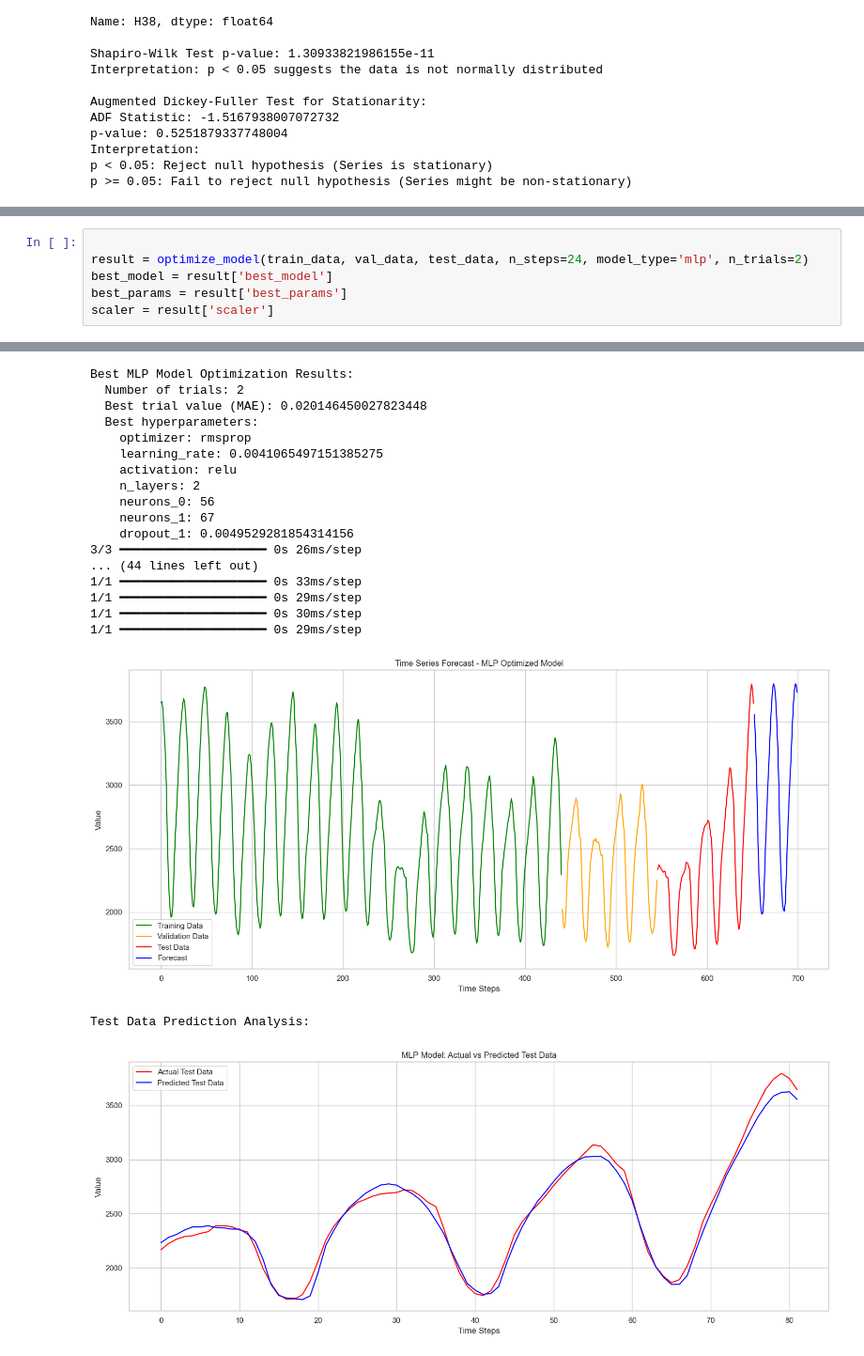
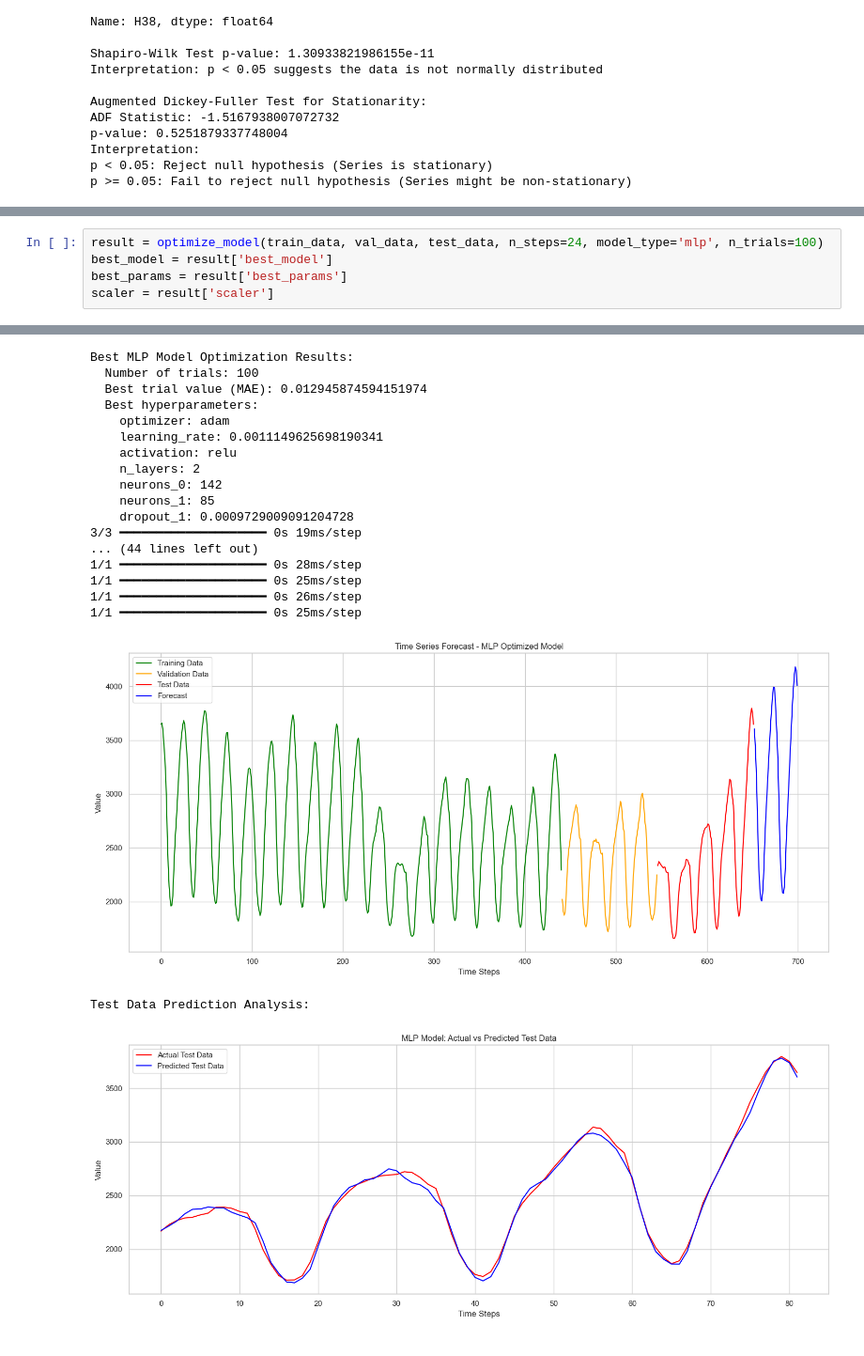
Before and after one commit to Pepe-Chuy/Examen2NL, a Jupyter notebook: H38.ipynb, the cells around one changed output, grey strips where cells are left out. Shown at 94% size. Saved outputs shown, nothing was run; the diff lists cells and outputs as text.

```diff
--- a/H38.ipynb
+++ b/H38.ipynb
@@ -117,6 +117,5 @@ Model: "sequential_3"
 # %%
-
-result = optimize_model(train_data, val_data, test_data, n_steps=24, model_type='mlp', n_trials=2)
+result = optimize_model(train_data, val_data, test_data, n_steps=24, model_type='mlp', n_trials=100)
 best_model = result['best_model']
 best_params = result['best_params']
 scaler = result['scaler']
@@ -127,21 +140,21 @@ scaler = result['scaler']
 Best MLP Model Optimization Results:
-  Number of trials: 2
-  Best trial value (MAE): 0.020146450027823448
+  Number of trials: 100
+  Best trial value (MAE): 0.012945874594151974
   Best hyperparameters:
-    optimizer: rmsprop
-    learning_rate: 0.0041065497151385275
+    optimizer: adam
+    learning_rate: 0.0011149625698190341
     activation: relu
     n_layers: 2
-    neurons_0: 56
-    neurons_1: 67
-    dropout_1: 0.0049529281854314156
-3/3 ━━━━━━━━━━━━━━━━━━━━ 0s 26ms/step
+    neurons_0: 142
+    neurons_1: 85
+    dropout_1: 0.0009729009091204728
+3/3 ━━━━━━━━━━━━━━━━━━━━ 0s 19ms/step
 ... (44 lines left out)
-1/1 ━━━━━━━━━━━━━━━━━━━━ 0s 33ms/step
-1/1 ━━━━━━━━━━━━━━━━━━━━ 0s 29ms/step
-1/1 ━━━━━━━━━━━━━━━━━━━━ 0s 30ms/step
-1/1 ━━━━━━━━━━━━━━━━━━━━ 0s 29ms/step
+1/1 ━━━━━━━━━━━━━━━━━━━━ 0s 28ms/step
+1/1 ━━━━━━━━━━━━━━━━━━━━ 0s 25ms/step
+1/1 ━━━━━━━━━━━━━━━━━━━━ 0s 26ms/step
+1/1 ━━━━━━━━━━━━━━━━━━━━ 0s 25ms/step
-[figure, old version]
+[figure, new version]
 Test Data Prediction Analysis:
-[figure, old version]
+[figure, new version]
 Model Performance Metrics:
```
Also changed, not shown: parts of 4 cells of this notebook, 6 other files.
